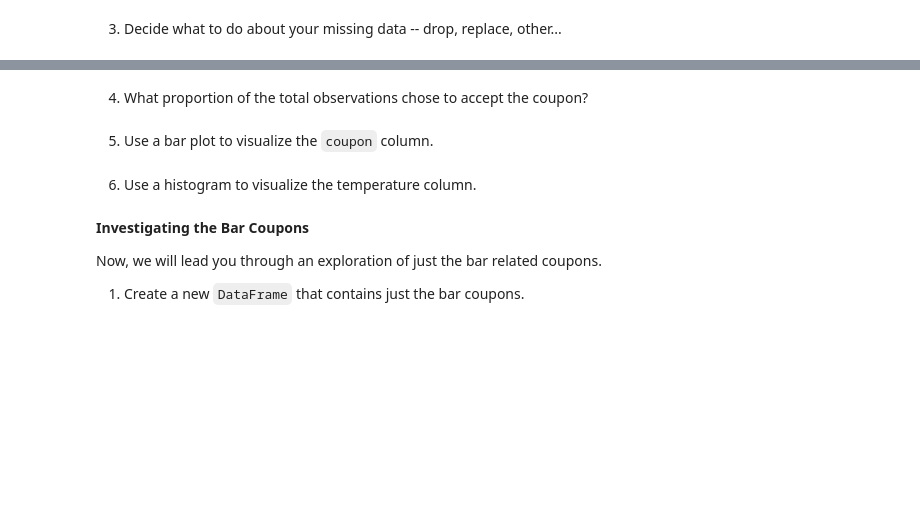
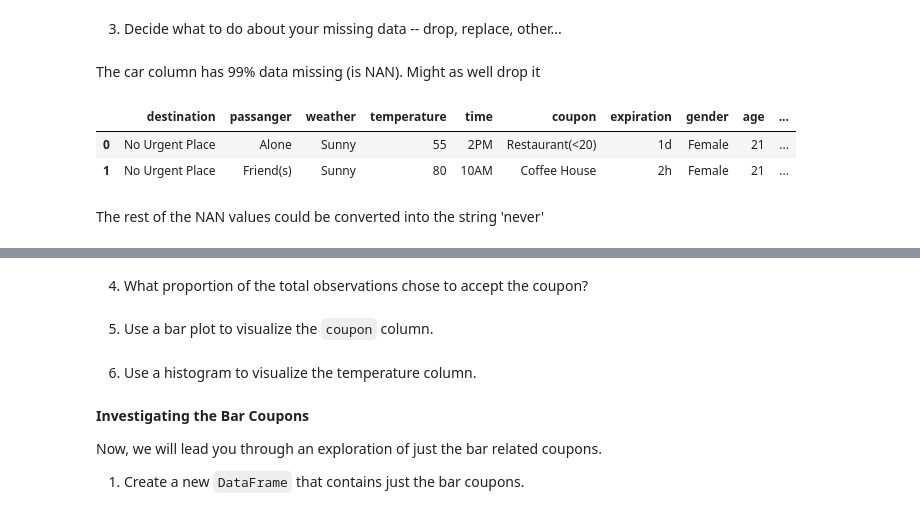
Before and after one commit to 1kit/Berkeley-Practical-Application_5_1, a Jupyter notebook: prompt.ipynb, the cells around one changed output, grey strips where cells are left out. Cells and saved outputs as stored; diff of their text form; code cells hidden in the pictures; blank space fills up the shorter version.

```diff
--- a/prompt.ipynb
+++ b/prompt.ipynb
@@ -89,2 +167,14 @@ sns.heatmap(corr)
 # %% [markdown]
 3. Decide what to do about your missing data -- drop, replace, other...
+# %% [markdown]
+The car column has 99% data missing (is NAN). Might as well drop it
+# %%
+data = data.drop(['car'], axis=1)
+data.head(2)
+3. Decide what to do about your missing data -- drop, replace, other...
+# %% [output]
+|  | destination | passanger | weather | temperature | time | coupon | expiration | gender | age | ... |
+| 0 | No Urgent Place | Alone | Sunny | 55 | 2PM | Restaurant(<20) | 1d | Female | 21 | ... |
+| 1 | No Urgent Place | Friend(s) | Sunny | 80 | 10AM | Coffee House | 2h | Female | 21 | ... |
+# %% [markdown]
+The rest of the NAN values could be converted into the string 'never'
```
Also changed, not shown: parts of 10 cells of this notebook.
